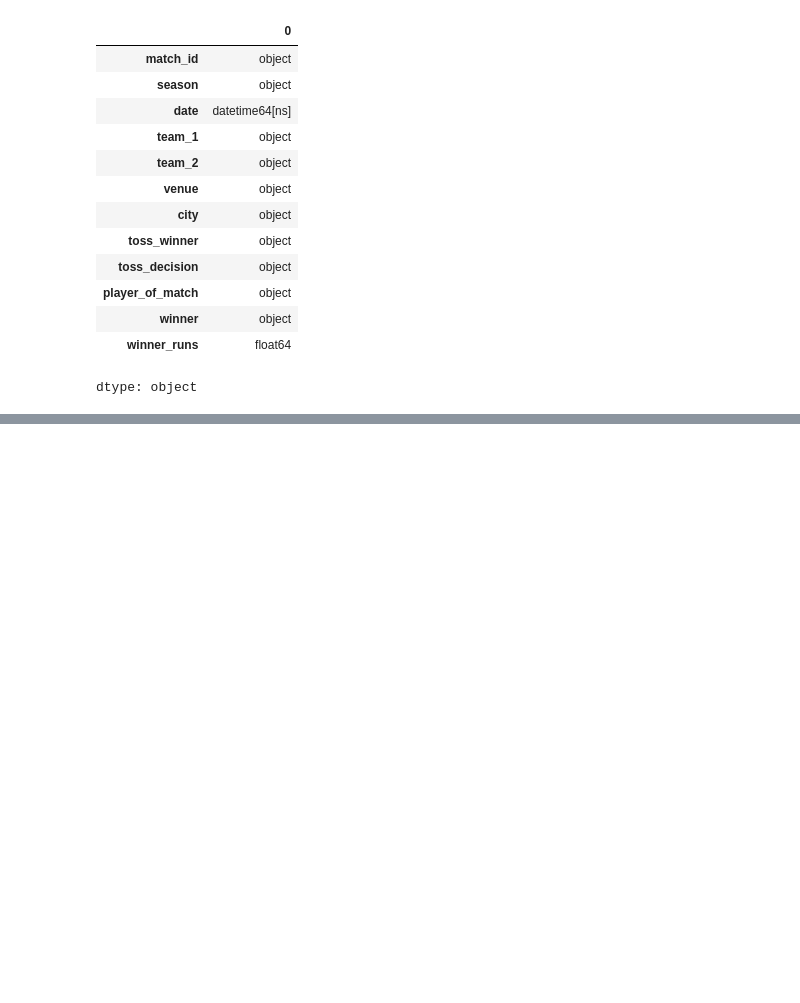
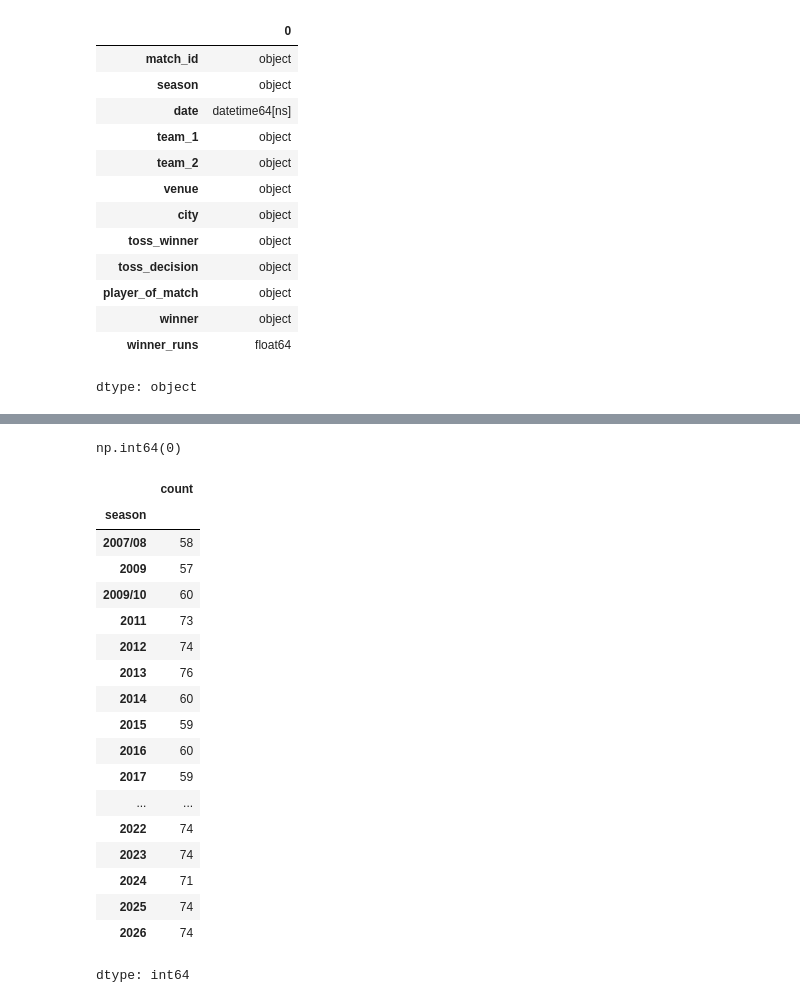
Before and after one commit to shubhampk37/data-analysis-practice, a Jupyter notebook: EDA/01_IPL/analysis.ipynb, the cells around one changed output, grey strips where cells are left out. Cells and saved outputs as stored; diff of their text form; code cells hidden in the pictures; blank space fills up the shorter version.

Commit message:
feat: validate IPL match-level dataset

```diff
--- a/EDA/01_IPL/analysis.ipynb
+++ b/EDA/01_IPL/analysis.ipynb
@@ -252,0 +270,26 @@ dtype: object
+# %%
+df["match_id"].duplicated().sum()
+# %% [output]
+np.int64(0)
+# %%
+df["season"].value_counts().sort_index()
+# %% [output]
+|  | count |
+| season |  |
+| 2007/08 | 58 |
+| 2009 | 57 |
+| 2009/10 | 60 |
+| 2011 | 73 |
+| 2012 | 74 |
+| 2013 | 76 |
+| 2014 | 60 |
+| 2015 | 59 |
+| 2016 | 60 |
+| 2017 | 59 |
+| ... | ... |
+| 2022 | 74 |
+| 2023 | 74 |
+| 2024 | 71 |
+| 2025 | 74 |
+| 2026 | 74 |
+dtype: int64
```
Also changed, not shown: parts of 4 cells of this notebook.
